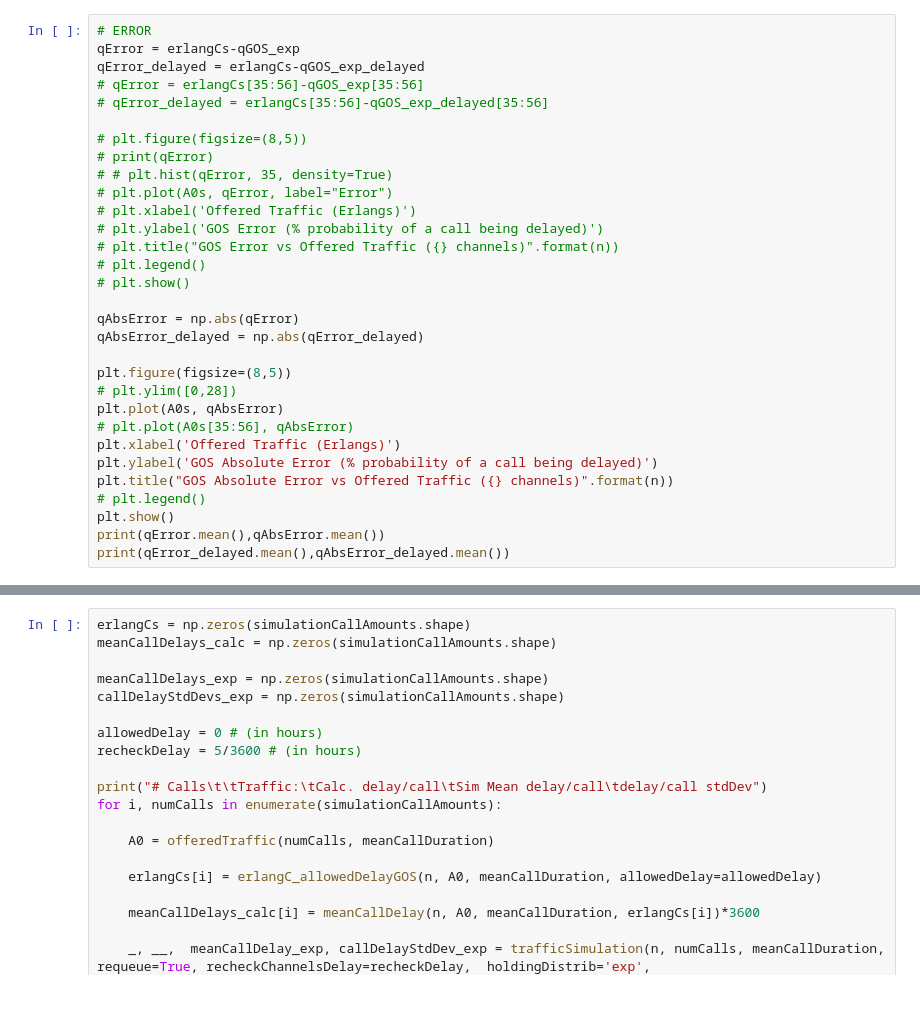
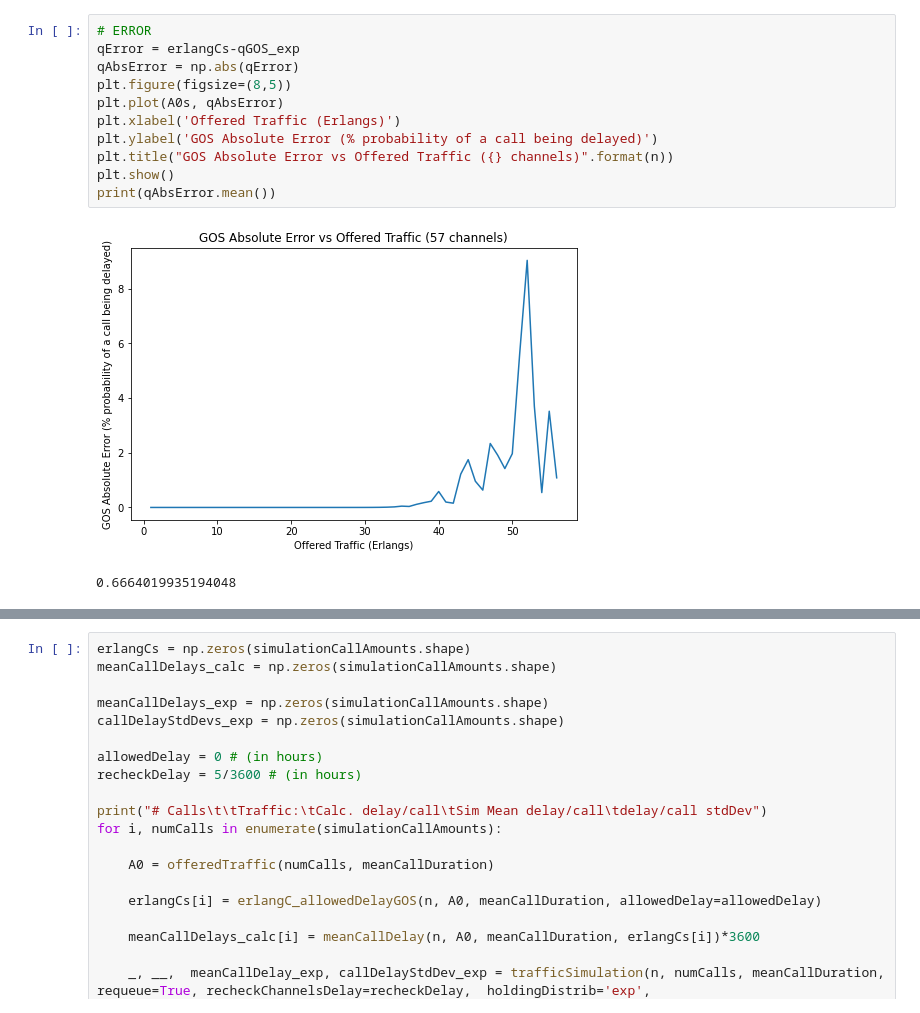
Before and after one commit to Paul-Kielty/Erlang_accuracy_MonteCarlo_simulations, a Jupyter notebook: erlang_b.ipynb, the cells around one changed output, grey strips where cells are left out. Drawn from its saved outputs; the diff is of its cells as text.

```diff
--- a/erlang_b.ipynb
+++ b/erlang_b.ipynb
@@ -407,31 +441,14 @@ print(timeTaken)
 # %%
 # ERROR
 qError = erlangCs-qGOS_exp
-qError_delayed = erlangCs-qGOS_exp_delayed
-# qError = erlangCs[35:56]-qGOS_exp[35:56]
-# qError_delayed = erlangCs[35:56]-qGOS_exp_delayed[35:56]
-
-# plt.figure(figsize=(8,5))
-# print(qError)
-# # plt.hist(qError, 35, density=True)
-# plt.plot(A0s, qError, label="Error")
-# plt.xlabel('Offered Traffic (Erlangs)')
-# plt.ylabel('GOS Error (% probability of a call being delayed)')
-# plt.title("GOS Error vs Offered Traffic ({} channels)".format(n))
-# plt.legend()
-# plt.show()
-
 qAbsError = np.abs(qError)
-qAbsError_delayed = np.abs(qError_delayed)
-
 plt.figure(figsize=(8,5))
-# plt.ylim([0,28])
 plt.plot(A0s, qAbsError)
-# plt.plot(A0s[35:56], qAbsError)
 plt.xlabel('Offered Traffic (Erlangs)')
 plt.ylabel('GOS Absolute Error (% probability of a call being delayed)')
 plt.title("GOS Absolute Error vs Offered Traffic ({} channels)".format(n))
-# plt.legend()
 plt.show()
-print(qError.mean(),qAbsError.mean())
-print(qError_delayed.mean(),qAbsError_delayed.mean())
+print(qAbsError.mean())
+# %% [output]
+[figure, added]
+0.6664019935194048
```
Also changed, not shown: parts of 12 cells of this notebook.
